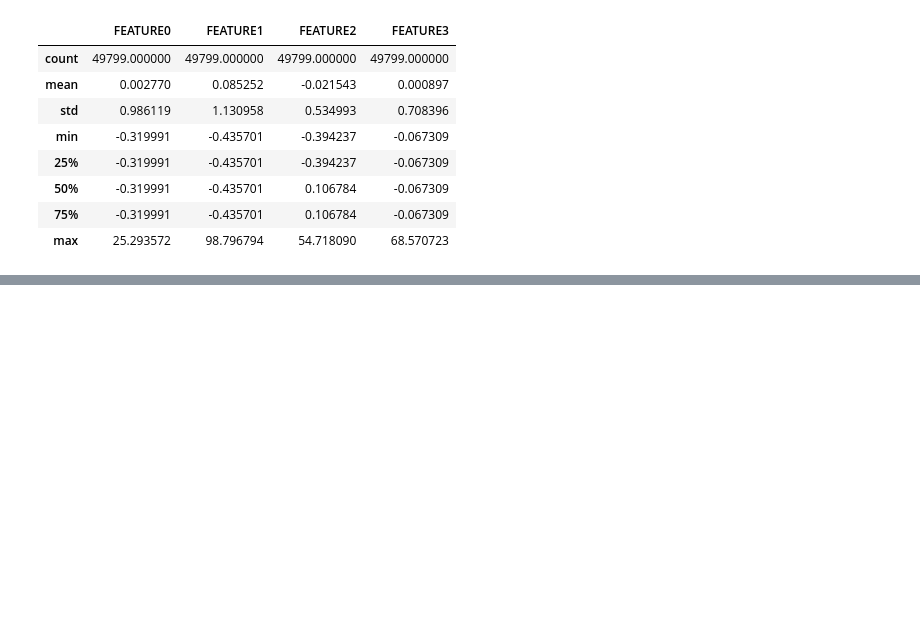
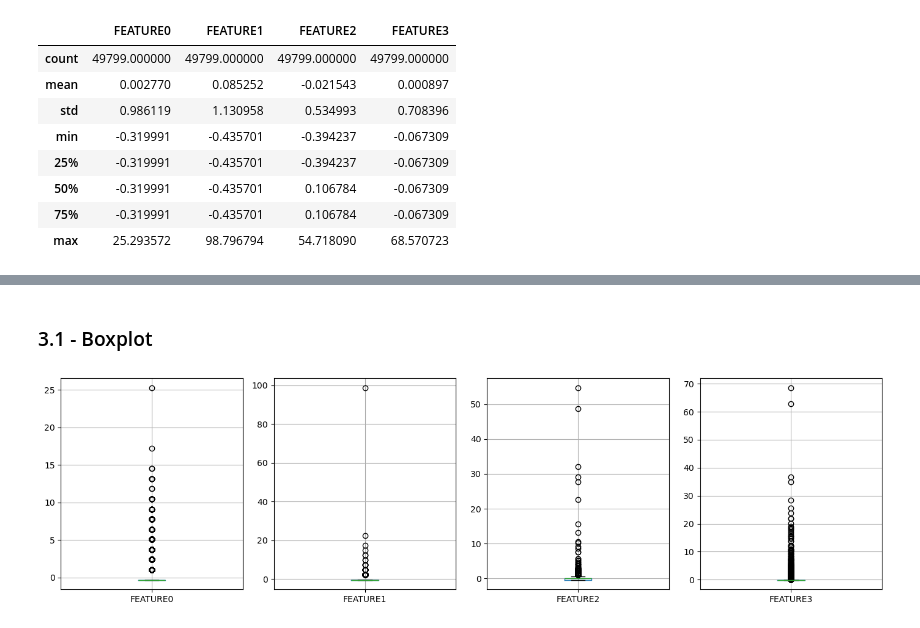
Before and after one commit to fl4z3/MachineLearning-2026, a Jupyter notebook: notebooks/03_analisi_training.ipynb, the cells around one changed output, grey strips where cells are left out. Drawn from its saved outputs; the diff is of its cells as text; code cells hidden in the pictures; blank space fills up the shorter version.

```diff
--- a/notebooks/03_analisi_training.ipynb
+++ b/notebooks/03_analisi_training.ipynb
@@ -97,0 +108,12 @@ df_clean[FEATS].describe()
+# %% [markdown]
+### 3.1 - Boxplot
+# %%
+import matplotlib.pyplot as plt
+
+fig, assi = plt.subplots(1, 4, figsize=(14, 4))
+for ax, f in zip(assi, FEATS):
+    df_clean.boxplot(column=f, ax=ax)
+plt.tight_layout()
+plt.show()
+# %% [output]
+[figure, added]
```
Also changed, not shown: parts of 5 cells of this notebook.
